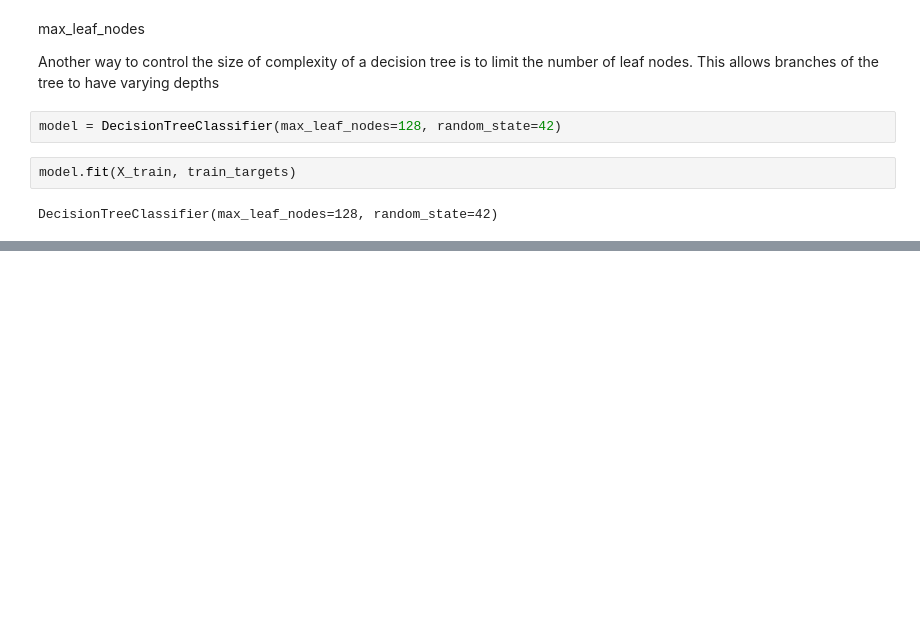
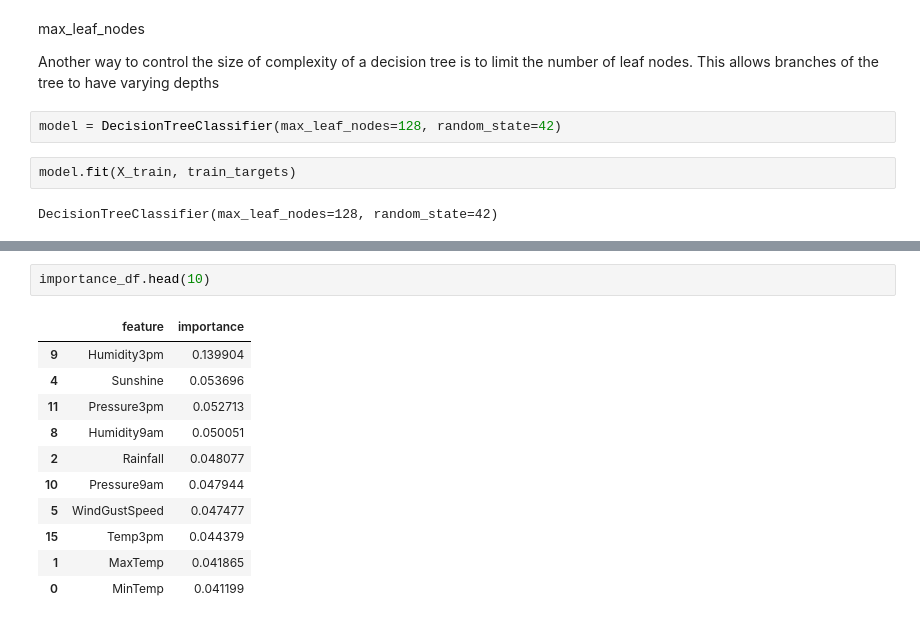
Before and after one commit to tumuruub0108/jupyter, a Jupyter notebook: dr_and_rf.ipynb, the cells around one changed output, grey strips where cells are left out. Drawn from its saved outputs; the diff is of its cells as text; blank space fills up the shorter version.

```diff
--- a/dr_and_rf.ipynb
+++ b/dr_and_rf.ipynb
@@ -486,0 +616,14 @@ model.score
+# %%
+importance_df.head(10)
+# %% [output]
+|  | feature | importance |
+| 9 | Humidity3pm | 0.139904 |
+| 4 | Sunshine | 0.053696 |
+| 11 | Pressure3pm | 0.052713 |
+| 8 | Humidity9am | 0.050051 |
+| 2 | Rainfall | 0.048077 |
+| 10 | Pressure9am | 0.047944 |
+| 5 | WindGustSpeed | 0.047477 |
+| 15 | Temp3pm | 0.044379 |
+| 1 | MaxTemp | 0.041865 |
+| 0 | MinTemp | 0.041199 |
```
Also changed, not shown: parts of 52 cells of this notebook, 2 other files.
